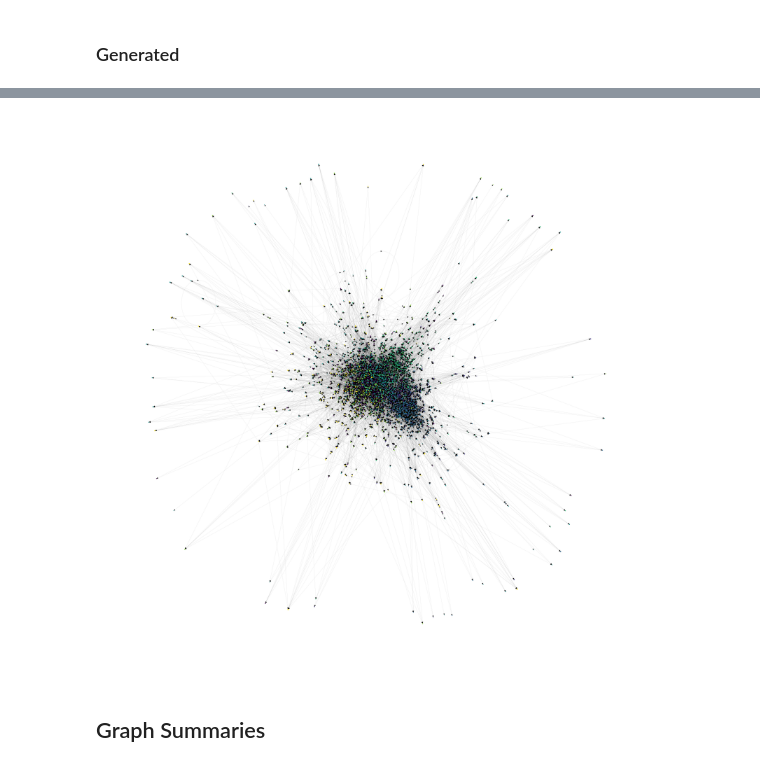
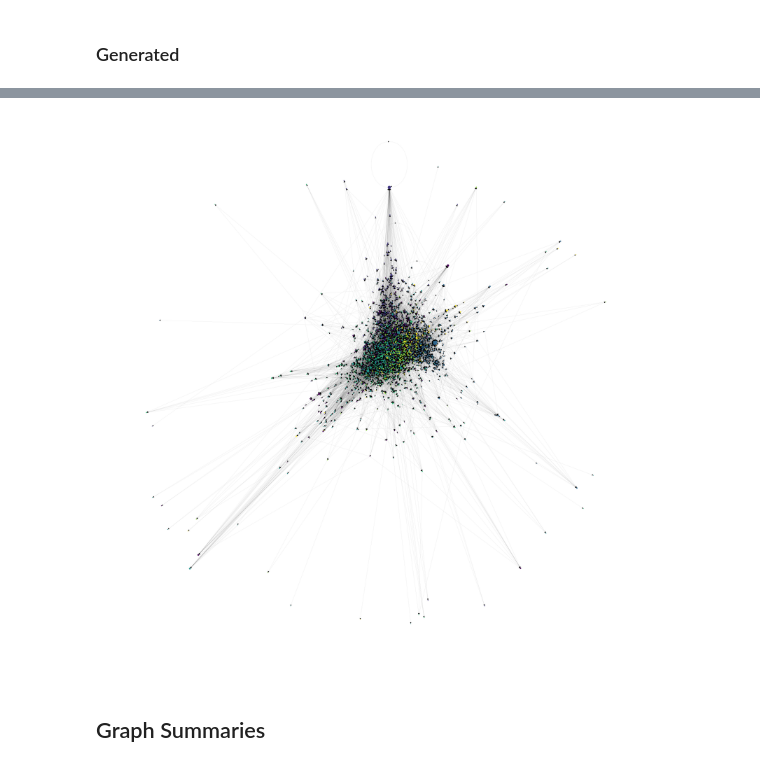
Before and after one commit to jr419/Homophily_Analysis, a Jupyter notebook: Homophily.ipynb, the cells around one changed output, grey strips where cells are left out. Drawn from its saved outputs; the diff is of its cells as text; code cells hidden in the pictures.

Commit message:
New Results using degree normalised SBM model

```diff
--- a/Homophily.ipynb
+++ b/Homophily.ipynb
@@ -284,19 +287,22 @@ def generate_Z(Pi,n):
 
   return Z
 
-def coarsen(A,y):
+def coarsen(A,y,d):
+  A_hat = (d**(-1/2)).diag()@A@(d**(-1/2)).diag()
   n = y.shape[0]
   Z = infer_Z(y)
   ni = torch.diag(Z.T@Z)
   Ni_inv = torch.diag(1/ni)
   Pi = ni.diag()/n
-  B = Ni_inv.float()@Z.float().T@A.float()@Z@Ni_inv.float()
+  B = Ni_inv.float()@Z.float().T@A_hat@Z@Ni_inv.float()
   return B, Pi
 
-def decoarsen(B, Pi, y):
+def decoarsen(B, Pi, y, d):
   n = y.shape[0]
   Z = infer_Z(y)
-  A_p = Z@B@Z.T/n
+
+  degree_norm_factor = d/(Pi.diag().T@B@Pi.diag())
+  A_p = Z@B@Z.T/n*degree_norm_factor
   if not ((A_p<0)+(A_p>1)).any():
     A = stats.bernoulli.rvs(A_p, size=(n,n))
     return A
@@ -334,12 +340,14 @@ def change_homophily(B,Pi,d,h):
   B_new = (Pi.diag()**(-1/2))*(Q@l.diag()@Q.T)*(Pi.diag()**(-1/2))
   return B_new
 
-def gen_synthetic_graph_spectral(g,h=None,d_in = torch.tensor(-1),d_out=torch.tensor(-1)):
+def gen_synthetic_graph_spectral(g0,h=None,d_in = torch.tensor(-1),d_out=torch.tensor(-1)):
 
-  g0 = g.clone()
+  g = g0.clone()
   n = g.number_of_nodes()
 
   if d_out.sum()<0:
+    d_out = torch.ones(n)
+  if d_in.sum()<0:
     d_out = torch.ones(n)
 
   A = g.adj().to_dense()
@@ -347,11 +355,11 @@ def gen_synthetic_graph_spectral(g,h=None,d_in = torch.tensor(-1),d_out=torch.te
   y = g.ndata['label']
   k = y.unique().shape[0]
   feat = g.ndata['feat']
-  B, Pi = coarsen(A,y)
+  B, Pi = coarsen(A,y,d_in)
 
   B = change_homophily(n*B,Pi,d_out,h)
 
-  A = decoarsen(B, Pi, y)
+  A = decoarsen(B, Pi, y,d_out)
 
 
   if A.any():
@@ -865,0 +885,9 @@ g0_synth = gen_synthetic_graph_spectral(g1,h=1,d_out=g1.in_degrees().float().mea
+# %%
+#simulate several graphs with different homophily
+def gen_graphs_homophily(h_list):
+  g_list = []
+  for h in h_list:
+    g_list.append(gen_synthetic_graph_spectral(g1,h=h,d_in=g1.in_degrees(),d_out=g1.in_degrees()))
+  return g_list
+# %%
+g1_list = gen_graphs_homophily([0.1,0.25,0.5,0.75,0.9])
@@ -866,9 +918,9 @@ g0_synth = gen_synthetic_graph_spectral(g1,h=1,d_out=g1.in_degrees().float().mea
 # %%
 plt.figure(1,figsize=(25,25))
-nx.draw(g0_synth.to_networkx(), alpha = 1, node_size = g0_synth.in_degrees(), node_color = g0_synth.ndata['label'], width=0.05)
+nx.draw(g1_list[-1].to_networkx(), alpha = 1, node_size = g1_list[-1].in_degrees(), node_color = g1_list[-1].ndata['label'], width=0.05)
 plt.show()
 # %% [output]
-[figure, old version]
+[figure, new version]
 # %% [markdown]
 ## Graph Summaries
 # %%
```
Also changed, not shown: parts of 21 cells of this notebook, 6 other files.
